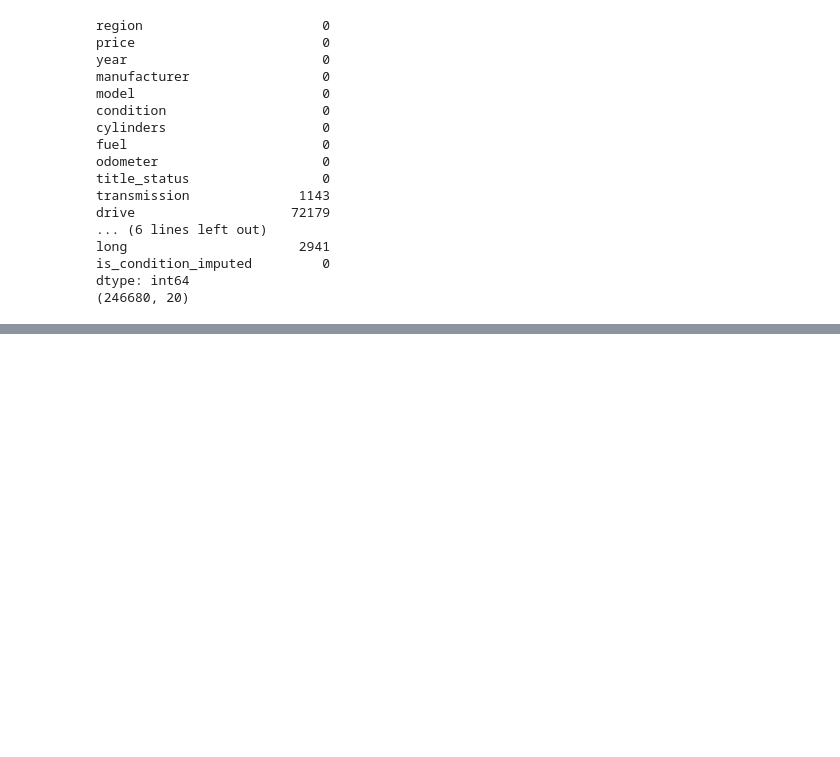
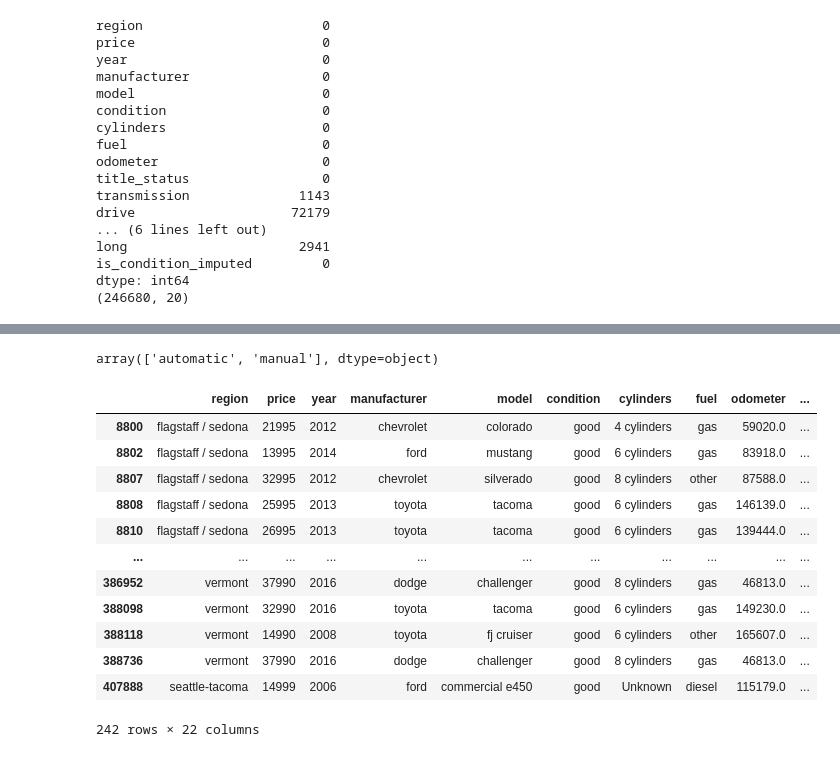
Before and after one commit to RandyTunru/Used-Cars-Exploratory-Analysis-and-Modelling, a Jupyter notebook: index.ipynb, the cells around one changed output, grey strips where cells are left out. Drawn from its saved outputs; the diff is of its cells as text; code cells hidden in the pictures; blank space fills up the shorter version.

Commit message:
docs: handled missing values in columns 'transmission'

```diff
--- a/index.ipynb
+++ b/index.ipynb
@@ -1080,0 +1092,35 @@ dtype: int64
+# %%
+unique_transmission = main_dataset.transmission.dropna().unique()
+unique_transmission = unique_transmission[unique_transmission != 'other']
+unique_transmission
+# %% [output]
+array(['automatic', 'manual'], dtype=object)
+# %%
+pattern = r'\b(' + '|'.join(re.escape(m) for m in unique_transmission) + r')\b'
+
+main_dataset['found_transmission'] = (
+    main_dataset['description']
+    .fillna('')
+    .str.lower()
+    .str.findall(pattern)
+)
+# %%
+main_dataset['unique_found_transmission'] = main_dataset['found_transmission'].apply(lambda x: tuple(set(x)))
+# %%
+single_transmission = main_dataset.loc[(main_dataset['unique_found_transmission'].apply(lambda x: len(x) == 1) & main_dataset['transmission'].isna())]
+# %%
+main_dataset.loc[single_transmission.index]
+# %% [output]
+|  | region | price | year | manufacturer | model | condition | cylinders | fuel | odometer | ... |
+| 8800 | flagstaff / sedona | 21995 | 2012 | chevrolet | colorado | good | 4 cylinders | gas | 59020.0 | ... |
+| 8802 | flagstaff / sedona | 13995 | 2014 | ford | mustang | good | 6 cylinders | gas | 83918.0 | ... |
+| 8807 | flagstaff / sedona | 32995 | 2012 | chevrolet | silverado | good | 8 cylinders | other | 87588.0 | ... |
+| 8808 | flagstaff / sedona | 25995 | 2013 | toyota | tacoma | good | 6 cylinders | gas | 146139.0 | ... |
+| 8810 | flagstaff / sedona | 26995 | 2013 | toyota | tacoma | good | 6 cylinders | gas | 139444.0 | ... |
+| ... | ... | ... | ... | ... | ... | ... | ... | ... | ... | ... |
+| 386952 | vermont | 37990 | 2016 | dodge | challenger | good | 8 cylinders | gas | 46813.0 | ... |
+| 388098 | vermont | 32990 | 2016 | toyota | tacoma | good | 6 cylinders | gas | 149230.0 | ... |
+| 388118 | vermont | 14990 | 2008 | toyota | fj cruiser | good | 6 cylinders | other | 165607.0 | ... |
+| 388736 | vermont | 37990 | 2016 | dodge | challenger | good | 8 cylinders | gas | 46813.0 | ... |
+| 407888 | seattle-tacoma | 14999 | 2006 | ford | commercial e450 | good | Unknown | diesel | 115179.0 | ... |
+242 rows × 22 columns
```
Also changed, not shown: parts of 13 cells of this notebook.
